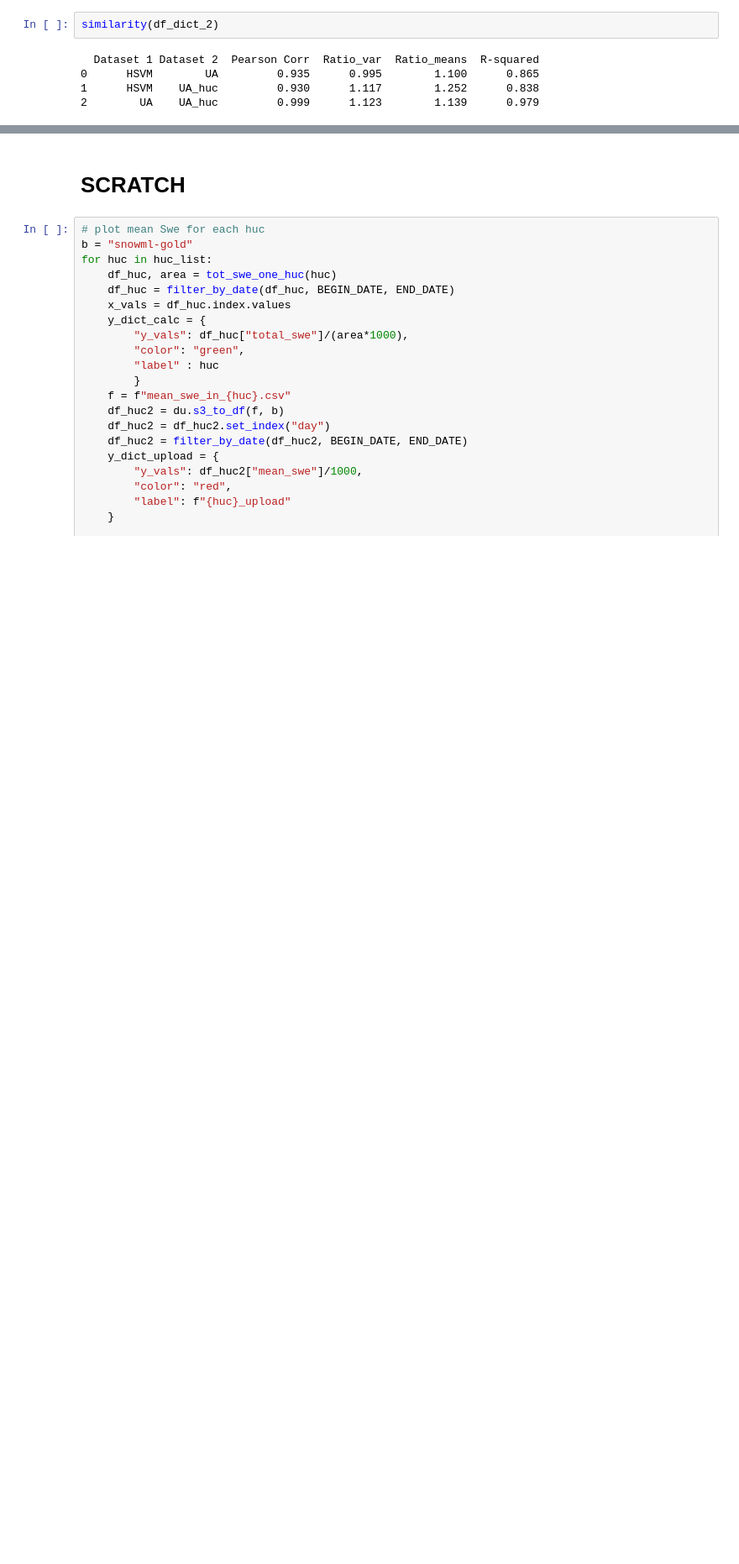
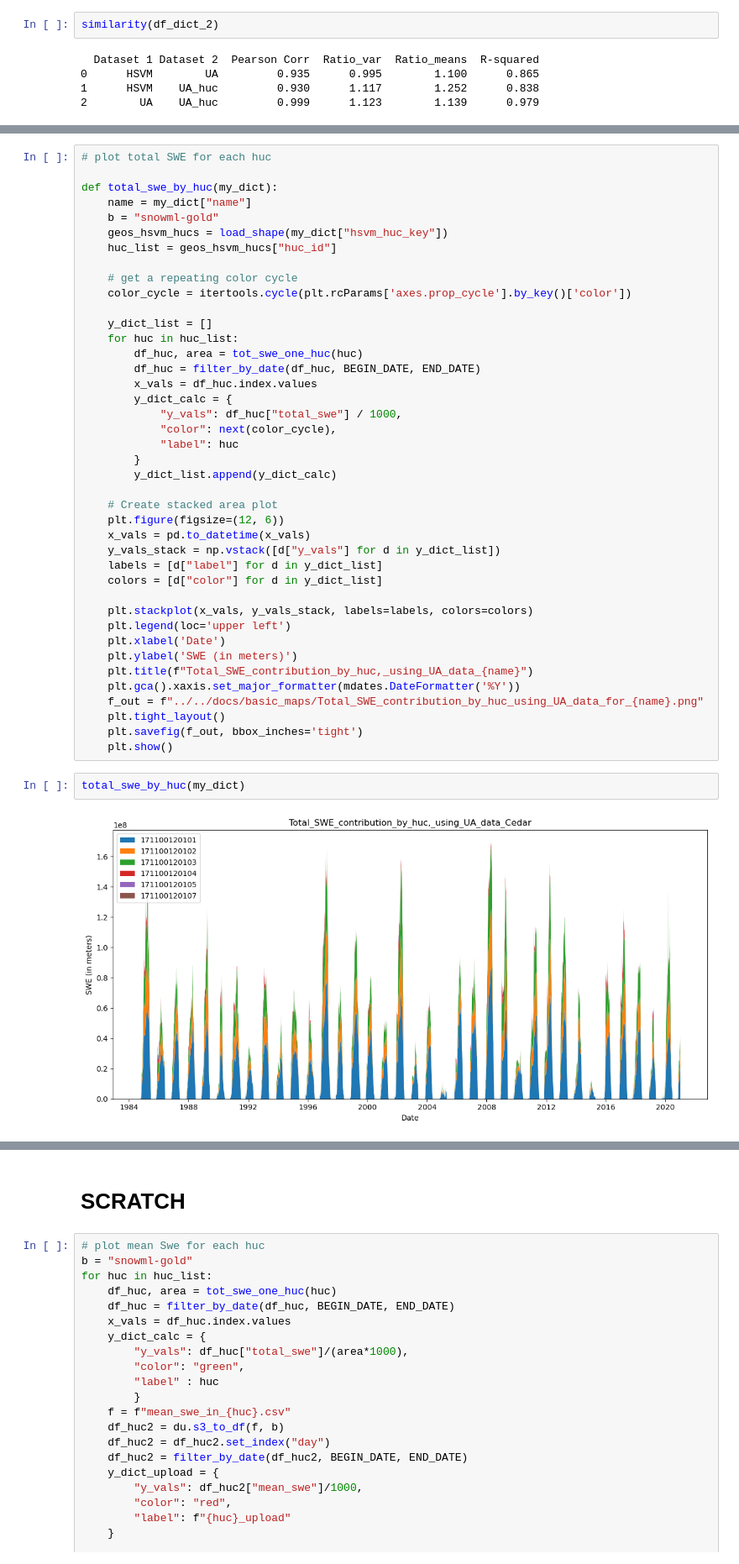
Before and after one commit to DSHydro/SnowML, a Jupyter notebook: notebooks/HSVM/CompareSWESources.ipynb, the cells around one changed output, grey strips where cells are left out. Shown at 84% size. Saved outputs shown, nothing was run; the diff lists cells and outputs as text; blank space fills up the shorter version.

```diff
--- a/notebooks/HSVM/CompareSWESources.ipynb
+++ b/notebooks/HSVM/CompareSWESources.ipynb
@@ -284,0 +309,45 @@ similarity(df_dict_2)
+# %%
+# plot total SWE for each huc
+
+def total_swe_by_huc(my_dict):
+    name = my_dict["name"]
+    b = "snowml-gold"
+    geos_hsvm_hucs = load_shape(my_dict["hsvm_huc_key"])
+    huc_list = geos_hsvm_hucs["huc_id"]
+
+    # get a repeating color cycle
+    color_cycle = itertools.cycle(plt.rcParams['axes.prop_cycle'].by_key()['color'])
+
+    y_dict_list = []
+    for huc in huc_list:
+        df_huc, area = tot_swe_one_huc(huc)
+        df_huc = filter_by_date(df_huc, BEGIN_DATE, END_DATE)
+        x_vals = df_huc.index.values
+        y_dict_calc = {
+            "y_vals": df_huc["total_swe"] / 1000,
+            "color": next(color_cycle),
+            "label": huc
+        }
+        y_dict_list.append(y_dict_calc)
+
+    # Create stacked area plot
+    plt.figure(figsize=(12, 6))
+    x_vals = pd.to_datetime(x_vals)
+    y_vals_stack = np.vstack([d["y_vals"] for d in y_dict_list])
+    labels = [d["label"] for d in y_dict_list]
+    colors = [d["color"] for d in y_dict_list]
+
+    plt.stackplot(x_vals, y_vals_stack, labels=labels, colors=colors)
+    plt.legend(loc='upper left')
+    plt.xlabel('Date')
+    plt.ylabel('SWE (in meters)')
+    plt.title(f"Total_SWE_contribution_by_huc,_using_UA_data_{name}")
+    plt.gca().xaxis.set_major_formatter(mdates.DateFormatter('%Y'))
+    f_out = f"../../docs/basic_maps/Total_SWE_contribution_by_huc_using_UA_data_for_{name}.png"
+    plt.tight_layout()
+    plt.savefig(f_out, bbox_inches='tight')
+    plt.show()
+# %%
+total_swe_by_huc(my_dict)
+# %% [output]
+[figure, added]
```
Also changed, not shown: parts of 15 cells of this notebook, 12 other files.
